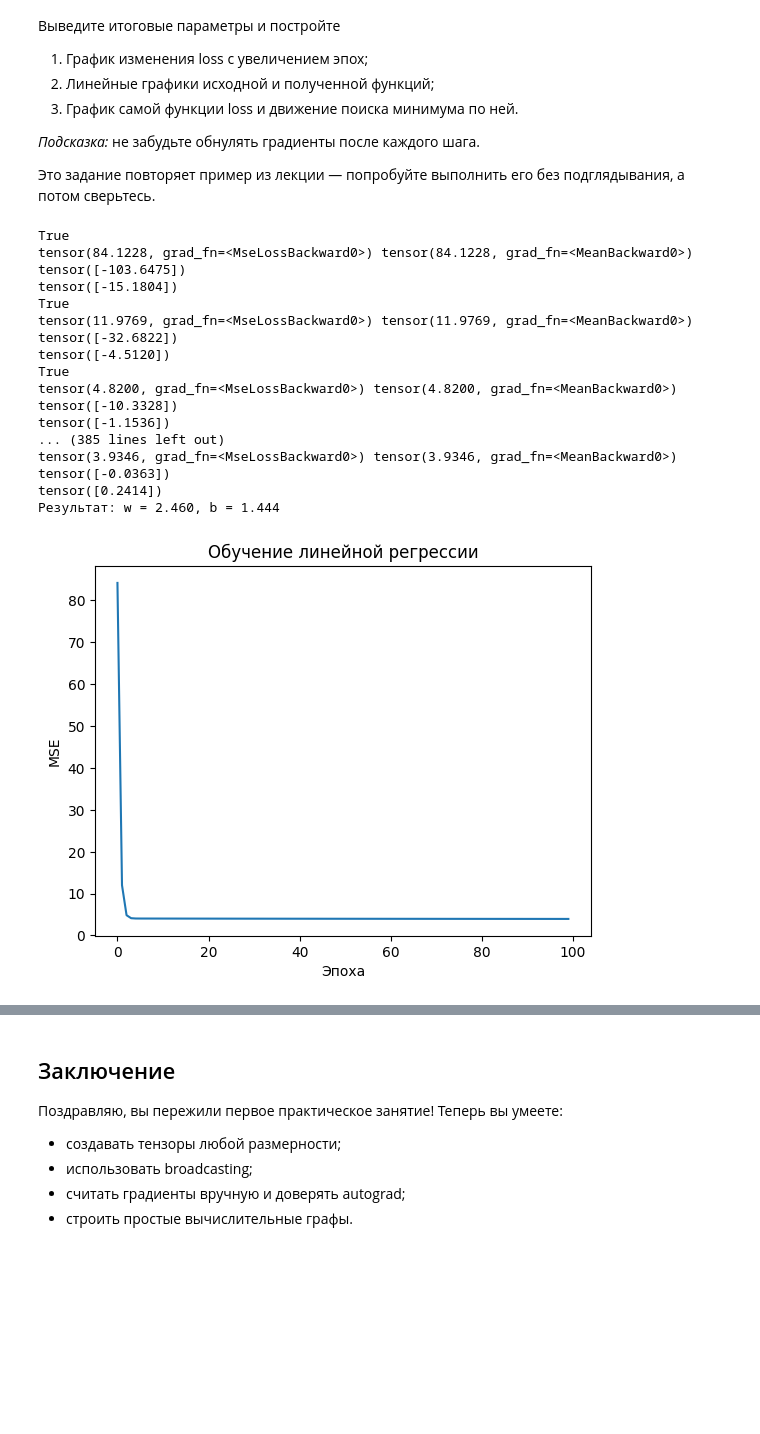
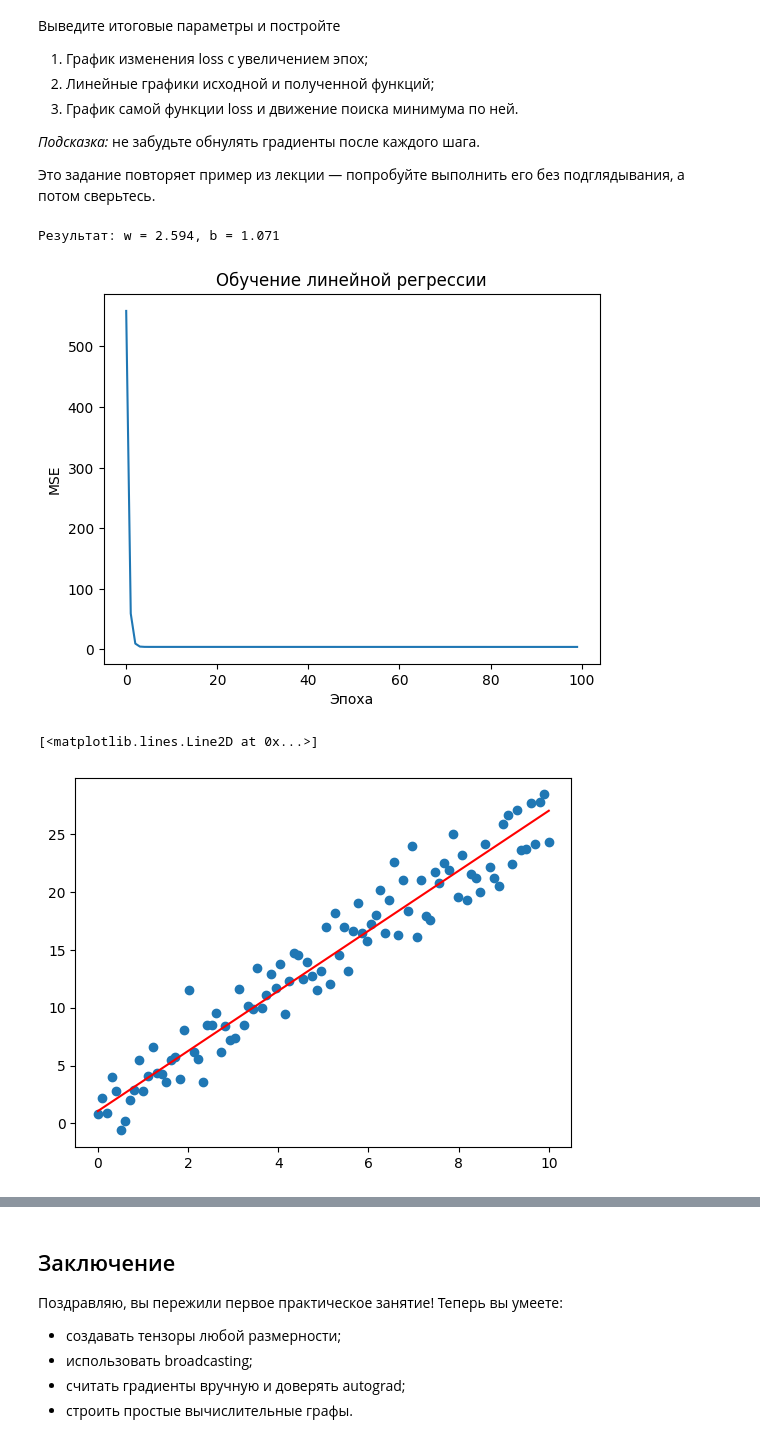
Before and after one commit to V0LSHEBSTV0/neural-networks-psu, a Jupyter notebook: lab1/01. Практика. Тензорное исчисление.ipynb, the cells around one changed output, grey strips where cells are left out. Drawn from its saved outputs; the diff is of its cells as text; code cells hidden in the pictures; blank space fills up the shorter version.

```diff
--- a/lab1/01. Практика. Тензорное исчисление.ipynb
+++ b/lab1/01. Практика. Тензорное исчисление.ipynb
@@ -215,6 +215,7 @@ $$y_{\text{true}} = -5 x + 12 + \text{шум}$$
 # %%
 # Ваш код для задания 4
 import matplotlib.pyplot as plt
+import torch
 
 # Генерация данных
 x_true = torch.linspace(0, 10, 100)
@@ -226,61 +227,41 @@ b = torch.randn(1, requires_grad=True)
 
 lr = 0.01
 loss_history = []
-loss_func = torch.nn.MSELoss()
 
 for epoch in range(100):
     # Прямой проход
     y_pred = w*x_true + b
 
     loss = ((y_pred - y_true)**2).mean()
 
-    loss_mse = loss_func(y_pred, y_true)
-    print(torch.allclose(loss, loss_mse))
-    print(loss_mse, loss)
     loss_history.append(loss.item())
 
     # Обратный проход
-    loss_mse.backward()
+    loss.backward()
 
     # Обновление весов
     with torch.no_grad():
         w -= w.grad * 0.01
         b -= b.grad * 0.01
-    print(w.grad)
-    print(b.grad)
 
     # Обнуление градиентов
     w.grad.zero_()
     b.grad.zero_()
 
 print(f"Результат: w = {w.item():.3f}, b = {b.item():.3f}")
 
+
 plt.plot(loss_history)
 plt.xlabel("Эпоха")
 plt.ylabel("MSE")
 plt.title("Обучение линейной регрессии")
-plt.scatter(x_true.detach(), y_true.detach())
+plt.show()
+plt.scatter(x_true, y_true)
 plt.plot(x_true.detach(), (w*x_true+b).detach(), color='red')
-
-plt.show()
 # %% [output]
-True
-tensor(84.1228, grad_fn=<MseLossBackward0>) tensor(84.1228, grad_fn=<MeanBackward0>)
-tensor([-103.6475])
-tensor([-15.1804])
-True
-tensor(11.9769, grad_fn=<MseLossBackward0>) tensor(11.9769, grad_fn=<MeanBackward0>)
-tensor([-32.6822])
-tensor([-4.5120])
-True
-tensor(4.8200, grad_fn=<MseLossBackward0>) tensor(4.8200, grad_fn=<MeanBackward0>)
-tensor([-10.3328])
-tensor([-1.1536])
-... (385 lines left out)
-tensor(3.9346, grad_fn=<MseLossBackward0>) tensor(3.9346, grad_fn=<MeanBackward0>)
-tensor([-0.0363])
-tensor([0.2414])
-Результат: w = 2.460, b = 1.444
+Результат: w = 2.594, b = 1.071
-[figure, old version]
+[figure, new version]
+[<matplotlib.lines.Line2D at 0x...>]
+[figure, added]
 # %% [markdown]
 ### Выводы по заданию 4
```
Also changed, not shown: parts of 1 cell of this notebook.
